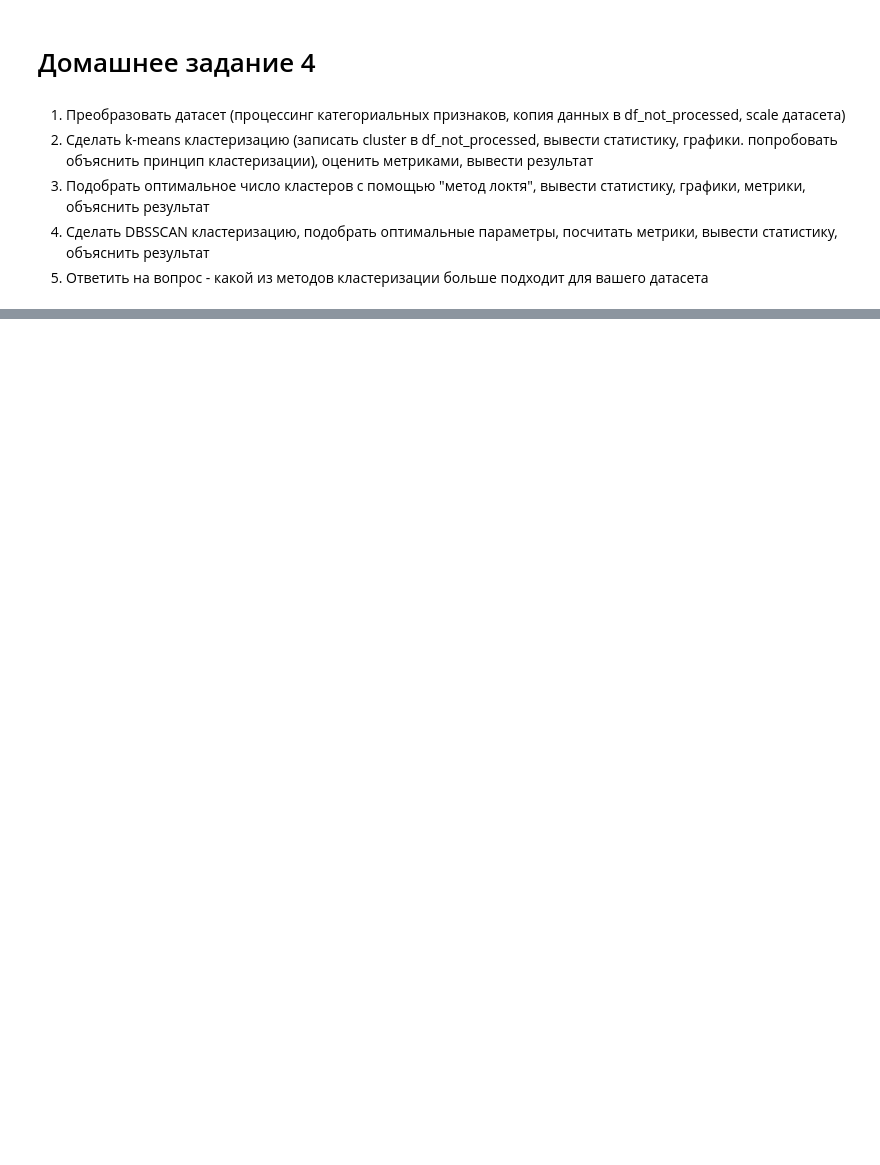
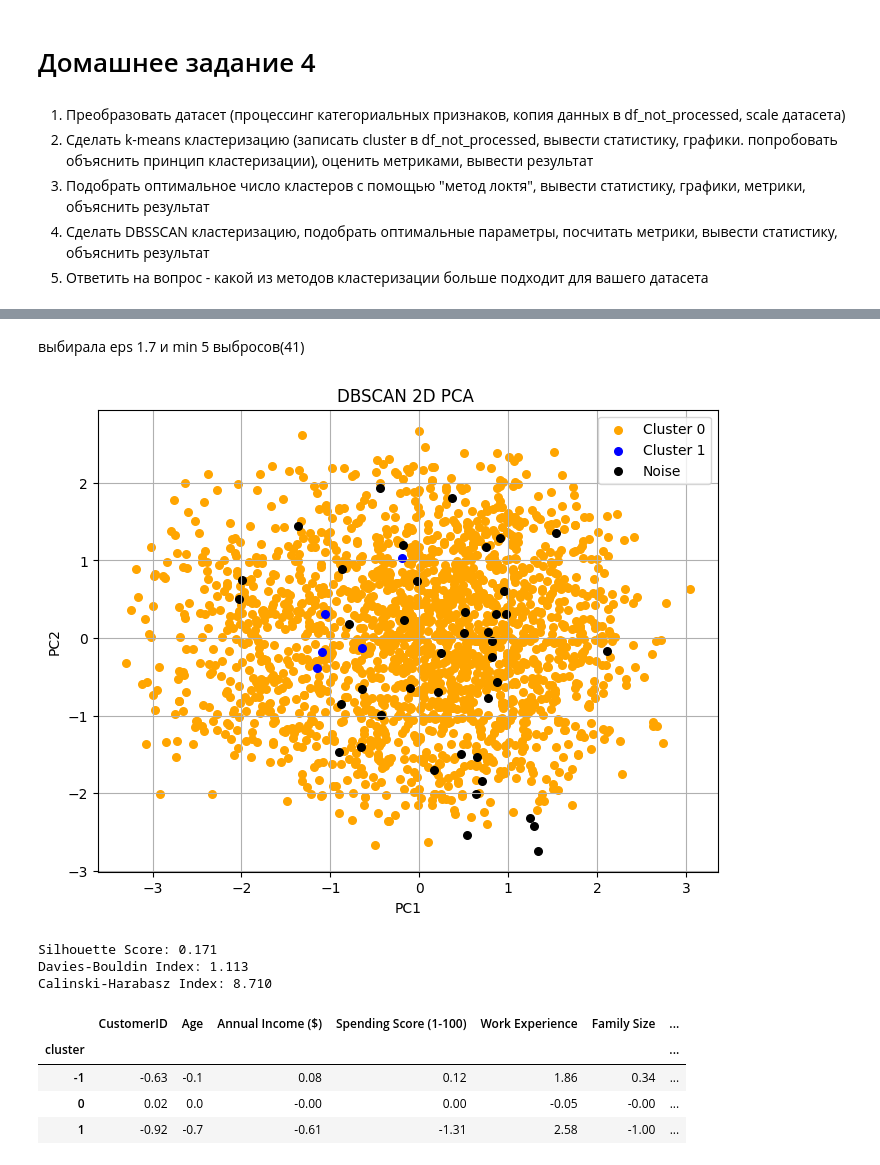
Before and after one commit to Canchili/-, a Jupyter notebook: Копия_блокнота_"Домашнее_задание_4_ipynb".ipynb, the cells around one changed output, grey strips where cells are left out. Drawn from its saved outputs; the diff is of its cells as text; code cells hidden in the pictures; blank space fills up the shorter version.

```diff
--- a/Копия_блокнота_"Домашнее_задание_4_ipynb".ipynb
+++ b/Копия_блокнота_"Домашнее_задание_4_ipynb".ipynb
@@ -36,0 +445,67 @@ df[numeric_features] = scaler.fit_transform(df[numeric_features])
+# %% [markdown]
+выбирала
+eps 1.7 и min 5  выбросов(41)
+# %%
+# Обучаем DBSCAN с eps=1.7, min_samples=5
+dbscan_best = DBSCAN(eps=1.7, min_samples=5)
+clusters = dbscan_best.fit_predict(df)
+
+# Добавляем кластеры в DataFrame
+df_cluster = df.copy()
+df_cluster['cluster'] = clusters
+
+# Применяем PCA для 2D проекции
+pca = PCA(n_components=2, random_state=42)
+X_pca = pca.fit_transform(df)
+
+plt.figure(figsize=(8, 6))
+
+unique_labels = set(clusters)
+for label in unique_labels:
+    mask = clusters == label
+    if label == -1:
+        # Выбросы черные
+        plt.scatter(X_pca[mask, 0], X_pca[mask, 1], s=30, color='black', label='Noise')
+    elif label == 0:
+        plt.scatter(X_pca[mask, 0], X_pca[mask, 1], s=30, color='orange', label='Cluster 0')
+    elif label == 1:
+        plt.scatter(X_pca[mask, 0], X_pca[mask, 1], s=30, color='blue', label='Cluster 1')
+    else:
+        # Если больше 2 кластеров, можно добавлять свои цвета
+        plt.scatter(X_pca[mask, 0], X_pca[mask, 1], s=30, label=f'Cluster {label}')
+
+plt.title('DBSCAN 2D PCA ')
+plt.xlabel('PC1')
+plt.ylabel('PC2')
+plt.legend()
+plt.grid(True)
+plt.show()
+
+# Убираем выбросы (-1) перед расчетом метрик
+mask = clusters != -1
+df_valid = df[mask]  # используем исходные данные для метрик
+labels_valid = clusters[mask]
+
+if len(set(labels_valid)) > 1:  # должно быть хотя бы 2 кластера
+    sil = silhouette_score(df_valid, labels_valid)
+    dbi = davies_bouldin_score(df_valid, labels_valid)
+    chi = calinski_harabasz_score(df_valid, labels_valid)
+    print(f"\nSilhouette Score: {sil:.3f}")
+    print(f"Davies-Bouldin Index: {dbi:.3f}")
+    print(f"Calinski-Harabasz Index: {chi:.3f}")
+else:
+    print("Недостаточно кластеров для расчёта метрик.")
+
+
+cluster = df_cluster.groupby('cluster').mean()
+cluster.round(2)
+# %% [output]
+[figure, added]
+Silhouette Score: 0.171
+Davies-Bouldin Index: 1.113
+Calinski-Harabasz Index: 8.710
+|  | CustomerID | Age | Annual Income ($) | Spending Score (1-100) | Work Experience | Family Size | ... |
+| cluster |  |  |  |  |  |  | ... |
+| -1 | -0.63 | -0.1 | 0.08 | 0.12 | 1.86 | 0.34 | ... |
+| 0 | 0.02 | 0.0 | -0.00 | 0.00 | -0.05 | -0.00 | ... |
+| 1 | -0.92 | -0.7 | -0.61 | -1.31 | 2.58 | -1.00 | ... |
```
Also changed, not shown: parts of 35 cells of this notebook.
